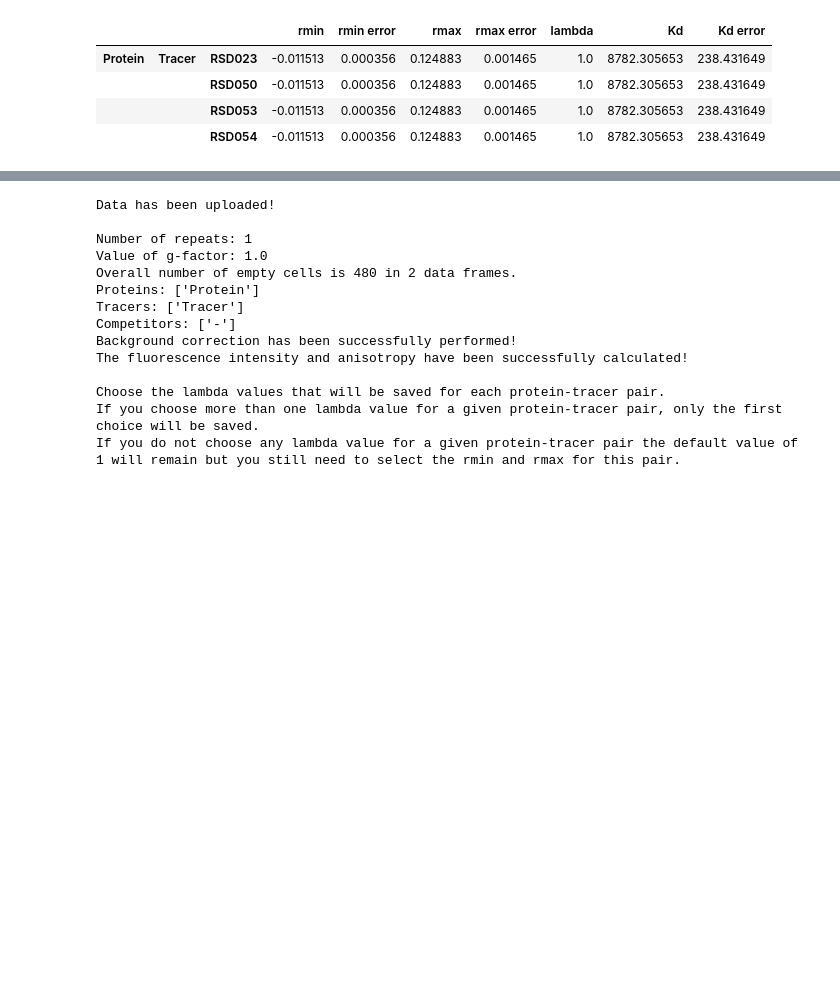
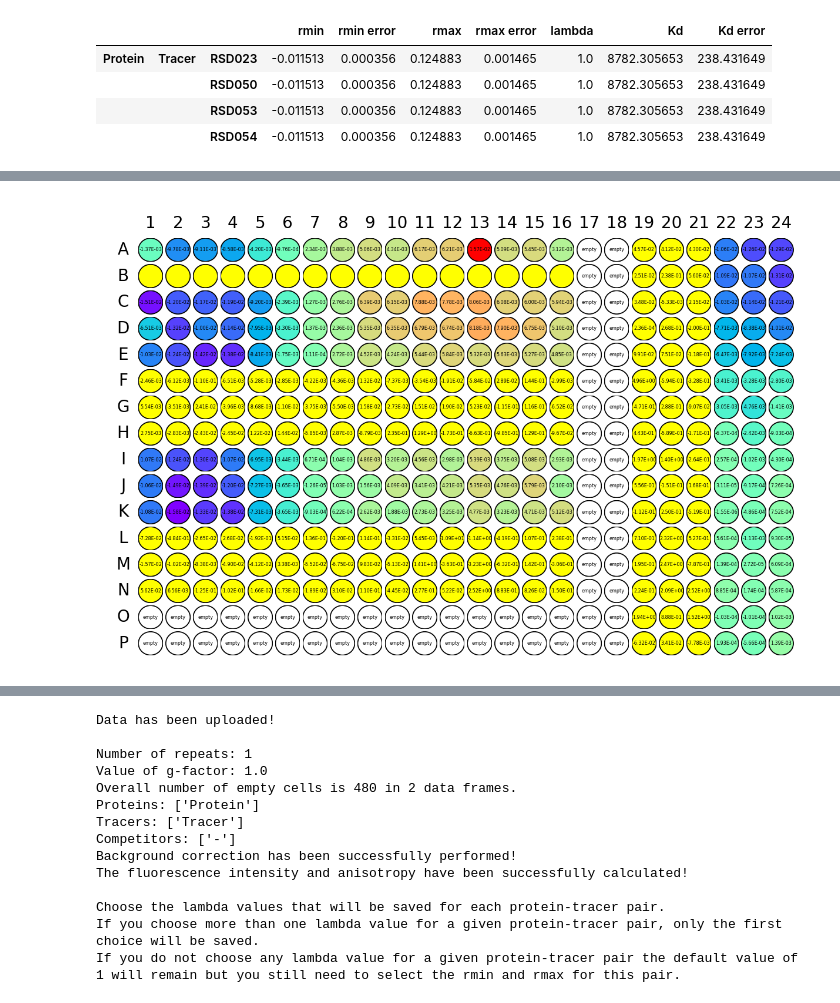
Before and after one commit to mariuszlas/Fluorescence-Anisotropy-Analysis-Development, a Jupyter notebook: fluorescenceanisotropy/fluores_anisotropy.ipynb, the cells around one changed output, grey strips where cells are left out. Drawn from its saved outputs; the diff is of its cells as text; code cells hidden in the pictures; blank space fills up the shorter version.

```diff
--- a/fluorescenceanisotropy/fluores_anisotropy.ipynb
+++ b/fluorescenceanisotropy/fluores_anisotropy.ipynb
@@ -1718,0 +1737,4 @@ my_datac.data_dict['repeat_1']['data']['fit_params_comp']
+# %%
+my_datac.visualise(colorby=('repeat_1', 'r_corrected'), labelby=('repeat_1', 'r_corrected'))
+# %% [output]
+[figure, added]
```
Also changed, not shown: parts of 7 cells of this notebook.
